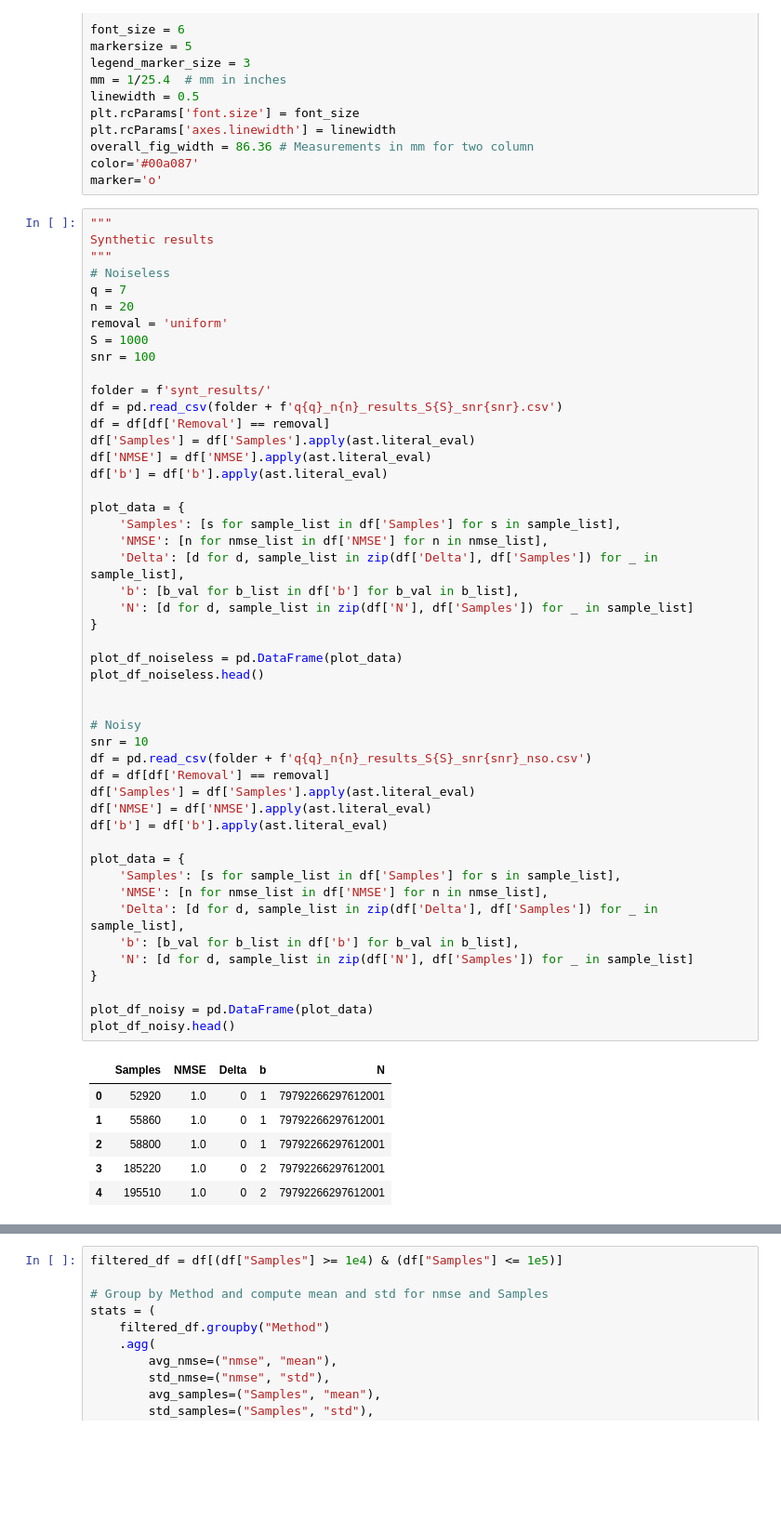
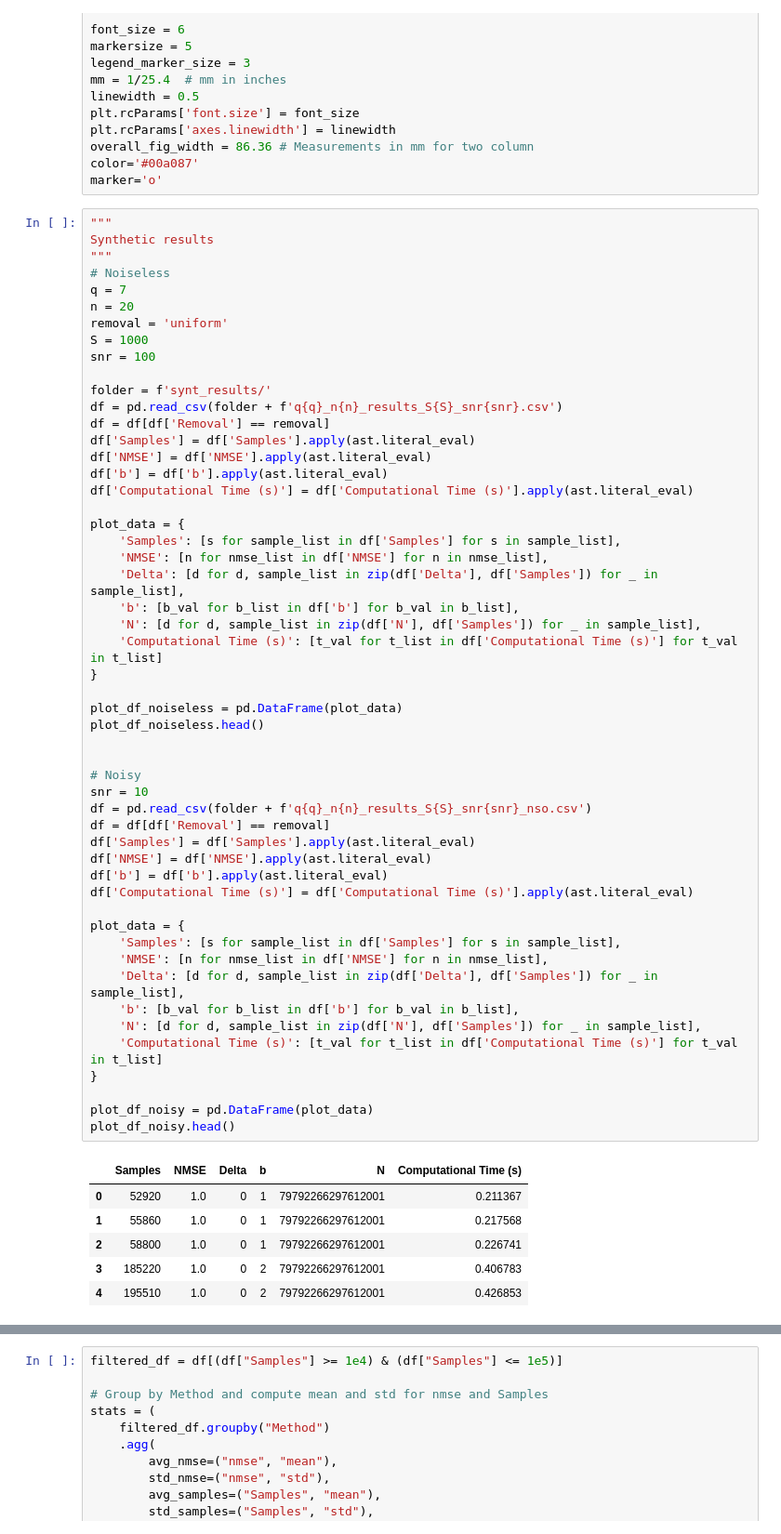
Before and after one commit to amirgroup-codes/GFast, a Jupyter notebook: figures.ipynb, the cells around one changed output, grey strips where cells are left out. Shown: that part at 93% size. Drawn from its saved outputs; the diff is of its cells as text; blank space fills up the shorter version.

```diff
--- a/figures.ipynb
+++ b/figures.ipynb
@@ -32,43 +32,47 @@ df = df[df['Removal'] == removal]
 df['Samples'] = df['Samples'].apply(ast.literal_eval)
 df['NMSE'] = df['NMSE'].apply(ast.literal_eval)
 df['b'] = df['b'].apply(ast.literal_eval)
+df['Computational Time (s)'] = df['Computational Time (s)'].apply(ast.literal_eval)
 
 plot_data = {
     'Samples': [s for sample_list in df['Samples'] for s in sample_list],
     'NMSE': [n for nmse_list in df['NMSE'] for n in nmse_list],
     'Delta': [d for d, sample_list in zip(df['Delta'], df['Samples']) for _ in sample_list],
     'b': [b_val for b_list in df['b'] for b_val in b_list],
-    'N': [d for d, sample_list in zip(df['N'], df['Samples']) for _ in sample_list]
+    'N': [d for d, sample_list in zip(df['N'], df['Samples']) for _ in sample_list],
+    'Computational Time (s)': [t_val for t_list in df['Computational Time (s)'] for t_val in t_list]
 }
 
 plot_df_noiseless = pd.DataFrame(plot_data)
 plot_df_noiseless.head()
 
 
 # Noisy
 snr = 10
 df = pd.read_csv(folder + f'q{q}_n{n}_results_S{S}_snr{snr}_nso.csv')
 df = df[df['Removal'] == removal]
 df['Samples'] = df['Samples'].apply(ast.literal_eval)
 df['NMSE'] = df['NMSE'].apply(ast.literal_eval)
 df['b'] = df['b'].apply(ast.literal_eval)
+df['Computational Time (s)'] = df['Computational Time (s)'].apply(ast.literal_eval)
 
 plot_data = {
     'Samples': [s for sample_list in df['Samples'] for s in sample_list],
     'NMSE': [n for nmse_list in df['NMSE'] for n in nmse_list],
     'Delta': [d for d, sample_list in zip(df['Delta'], df['Samples']) for _ in sample_list],
     'b': [b_val for b_list in df['b'] for b_val in b_list],
-    'N': [d for d, sample_list in zip(df['N'], df['Samples']) for _ in sample_list]
+    'N': [d for d, sample_list in zip(df['N'], df['Samples']) for _ in sample_list],
+    'Computational Time (s)': [t_val for t_list in df['Computational Time (s)'] for t_val in t_list]
 }
 
 plot_df_noisy = pd.DataFrame(plot_data)
 plot_df_noisy.head()
 # %% [output]
-|  | Samples | NMSE | Delta | b | N |
-| 0 | 52920 | 1.0 | 0 | 1 | 79792266297612001 |
-| 1 | 55860 | 1.0 | 0 | 1 | 79792266297612001 |
-| 2 | 58800 | 1.0 | 0 | 1 | 79792266297612001 |
-| 3 | 185220 | 1.0 | 0 | 2 | 79792266297612001 |
-| 4 | 195510 | 1.0 | 0 | 2 | 79792266297612001 |
+|  | Samples | NMSE | Delta | b | N | Computational Time (s) |
+| 0 | 52920 | 1.0 | 0 | 1 | 79792266297612001 | 0.211367 |
+| 1 | 55860 | 1.0 | 0 | 1 | 79792266297612001 | 0.217568 |
+| 2 | 58800 | 1.0 | 0 | 1 | 79792266297612001 | 0.226741 |
+| 3 | 185220 | 1.0 | 0 | 2 | 79792266297612001 | 0.406783 |
+| 4 | 195510 | 1.0 | 0 | 2 | 79792266297612001 | 0.426853 |
 # %%
 delta_colors = {0: '#FFC61E', 40: '#00CD6C', 50: '#009ADE', 60: '#AF588A'}
```
Also changed, not shown: parts of 9 cells of this notebook, 11 other files.
